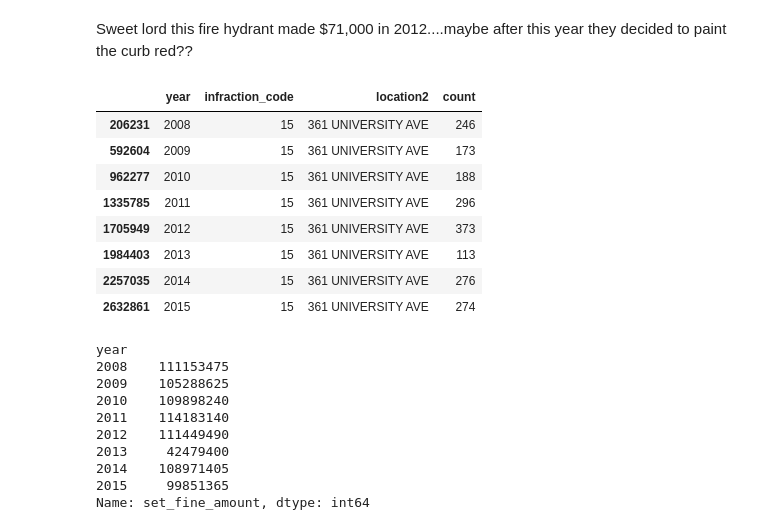
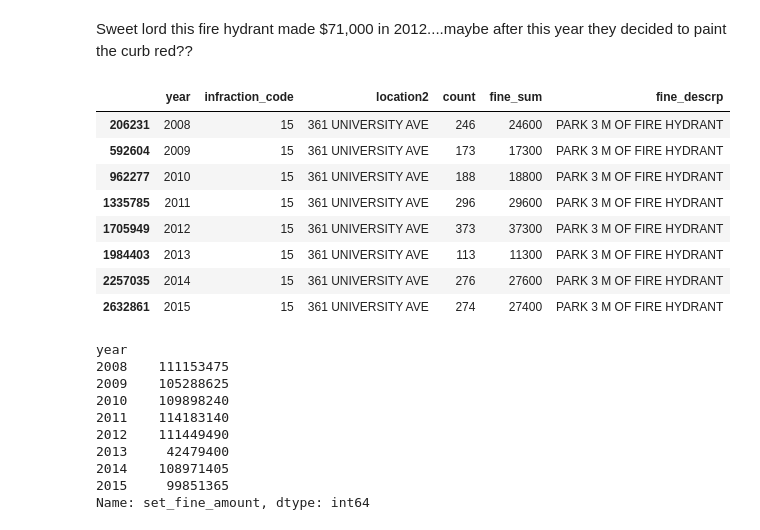
Before and after one commit to ian-whitestone/toronto-parking-tickets, a Jupyter notebook: toronto_parking_tickets/Toronto Parking Tickets EDA 2.ipynb, the cells around one changed output. Saved outputs shown, nothing was run; the diff lists cells and outputs as text; code cells hidden in the pictures.

```diff
--- a/toronto_parking_tickets/Toronto Parking Tickets EDA 2.ipynb
+++ b/toronto_parking_tickets/Toronto Parking Tickets EDA 2.ipynb
@@ -223,17 +223,17 @@ fine_amount_dict[15]
 # %% [markdown]
 Sweet lord this fire hydrant made $71,000 in 2012....maybe after this year they decided to paint the curb red??
 # %%
-tpt_df_grouped[(tpt_df_grouped['location2']=='361 UNIVERSITY AVE') &(tpt_df_grouped['infraction_code']==15)]
+tpt_grouped_df[(tpt_grouped_df['location2']=='361 UNIVERSITY AVE') &(tpt_grouped_df['infraction_code']==15)]
 # %% [output]
-|  | year | infraction_code | location2 | count |
-| 206231 | 2008 | 15 | 361 UNIVERSITY AVE | 246 |
-| 592604 | 2009 | 15 | 361 UNIVERSITY AVE | 173 |
-| 962277 | 2010 | 15 | 361 UNIVERSITY AVE | 188 |
-| 1335785 | 2011 | 15 | 361 UNIVERSITY AVE | 296 |
-| 1705949 | 2012 | 15 | 361 UNIVERSITY AVE | 373 |
-| 1984403 | 2013 | 15 | 361 UNIVERSITY AVE | 113 |
-| 2257035 | 2014 | 15 | 361 UNIVERSITY AVE | 276 |
-| 2632861 | 2015 | 15 | 361 UNIVERSITY AVE | 274 |
+|  | year | infraction_code | location2 | count | fine_sum | fine_descrp |
+| 206231 | 2008 | 15 | 361 UNIVERSITY AVE | 246 | 24600 | PARK 3 M OF FIRE HYDRANT |
+| 592604 | 2009 | 15 | 361 UNIVERSITY AVE | 173 | 17300 | PARK 3 M OF FIRE HYDRANT |
+| 962277 | 2010 | 15 | 361 UNIVERSITY AVE | 188 | 18800 | PARK 3 M OF FIRE HYDRANT |
+| 1335785 | 2011 | 15 | 361 UNIVERSITY AVE | 296 | 29600 | PARK 3 M OF FIRE HYDRANT |
+| 1705949 | 2012 | 15 | 361 UNIVERSITY AVE | 373 | 37300 | PARK 3 M OF FIRE HYDRANT |
+| 1984403 | 2013 | 15 | 361 UNIVERSITY AVE | 113 | 11300 | PARK 3 M OF FIRE HYDRANT |
+| 2257035 | 2014 | 15 | 361 UNIVERSITY AVE | 276 | 27600 | PARK 3 M OF FIRE HYDRANT |
+| 2632861 | 2015 | 15 | 361 UNIVERSITY AVE | 274 | 27400 | PARK 3 M OF FIRE HYDRANT |
 # %%
 tpt_df.groupby(['year'])['set_fine_amount'].sum()#.reset_index()
 # %% [output]
```
Also changed, not shown: parts of 7 cells of this notebook, 1 other file.
